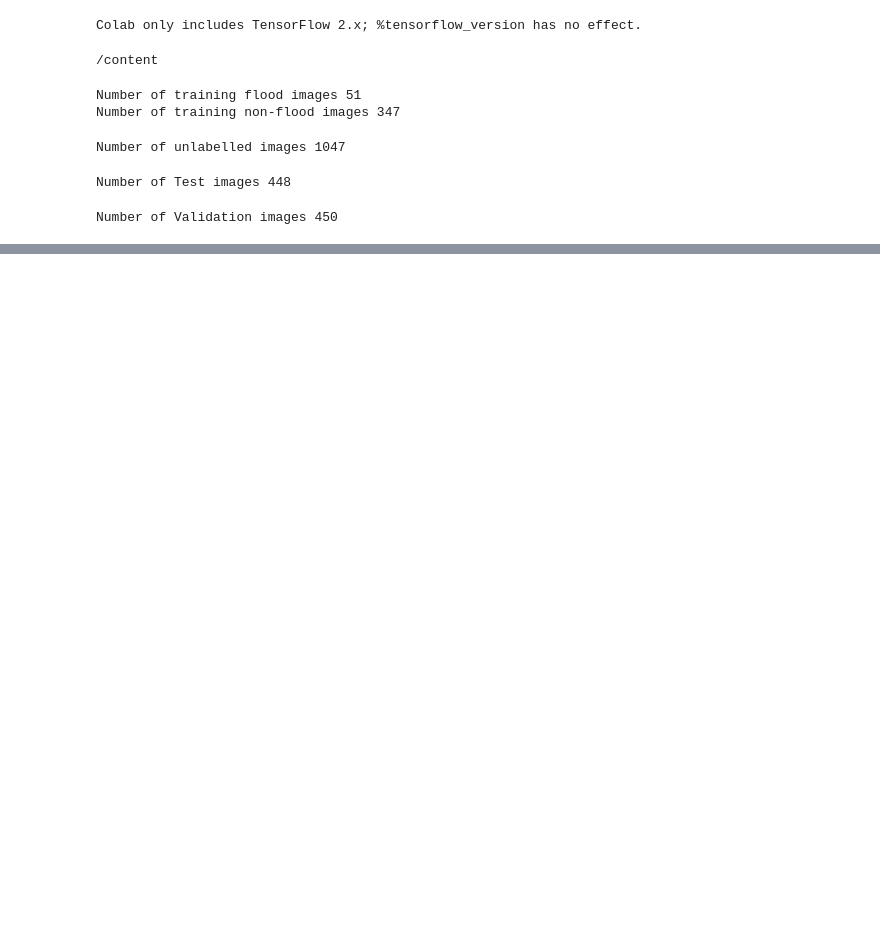
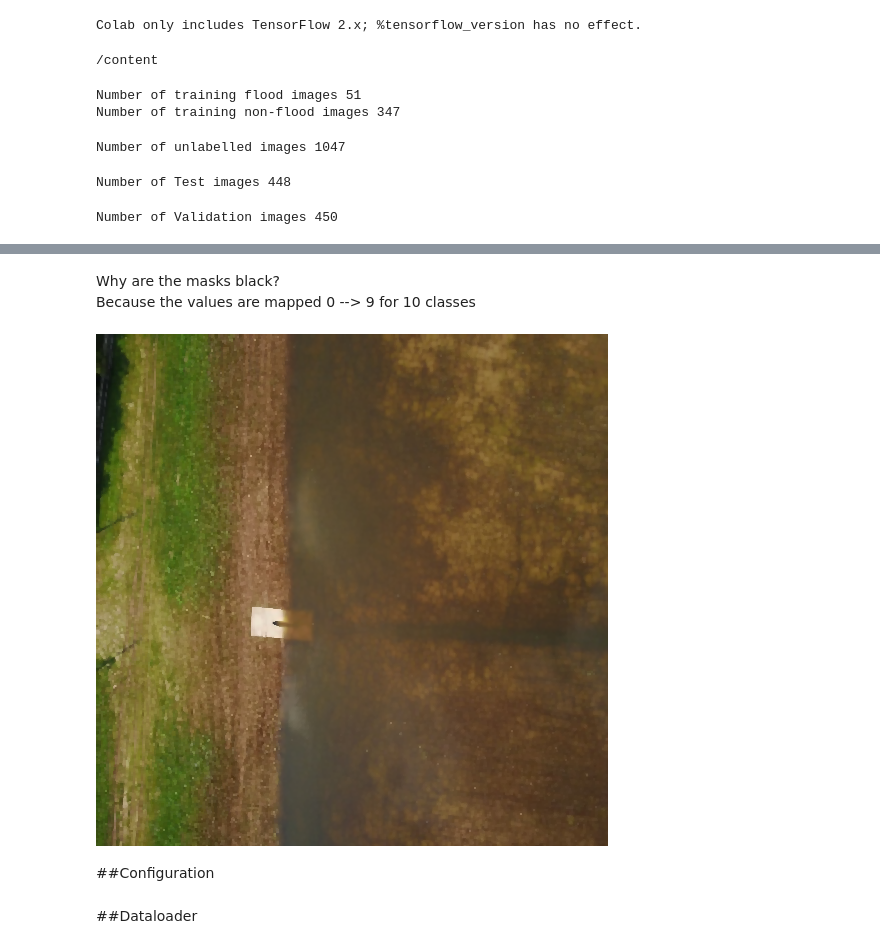
Before and after one commit to JipsyJose/Post-Flood-Assessment-System, a Jupyter notebook: Flood.ipynb, the cells around one changed output, grey strips where cells are left out. Saved outputs shown, nothing was run; the diff lists cells and outputs as text; code cells hidden in the pictures; blank space fills up the shorter version.

```diff
--- a/Flood.ipynb
+++ b/Flood.ipynb
@@ -817,0 +842,10 @@ history = model_l.fit_generator(
+# %% [markdown]
+Why are the masks black? <br>
+Because the values are mapped 0 --> 9 for 10 classes
+# %%
+kernel = np.ones((2,2),np.uint8)
+cv2_imshow(cv2.erode(cv2.dilate(cv2.bilateralFilter(sample_f_img, 5, 75, 75), kernel, iterations=2), kernel, iterations=1))
+# %% [output]
+[figure, added]
+# %% [markdown]
+##Configuration
@@ -817,0 +882,2 @@ history = model_l.fit_generator(
+# %% [markdown]
+##Dataloader
```
Also changed, not shown: parts of 177 cells of this notebook.
